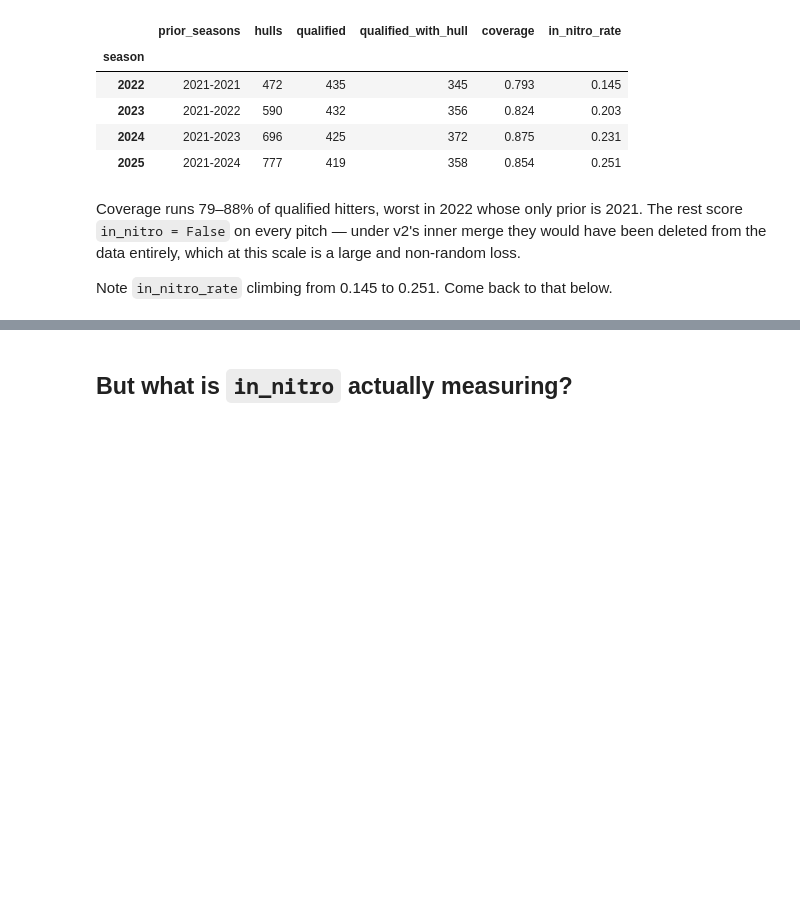
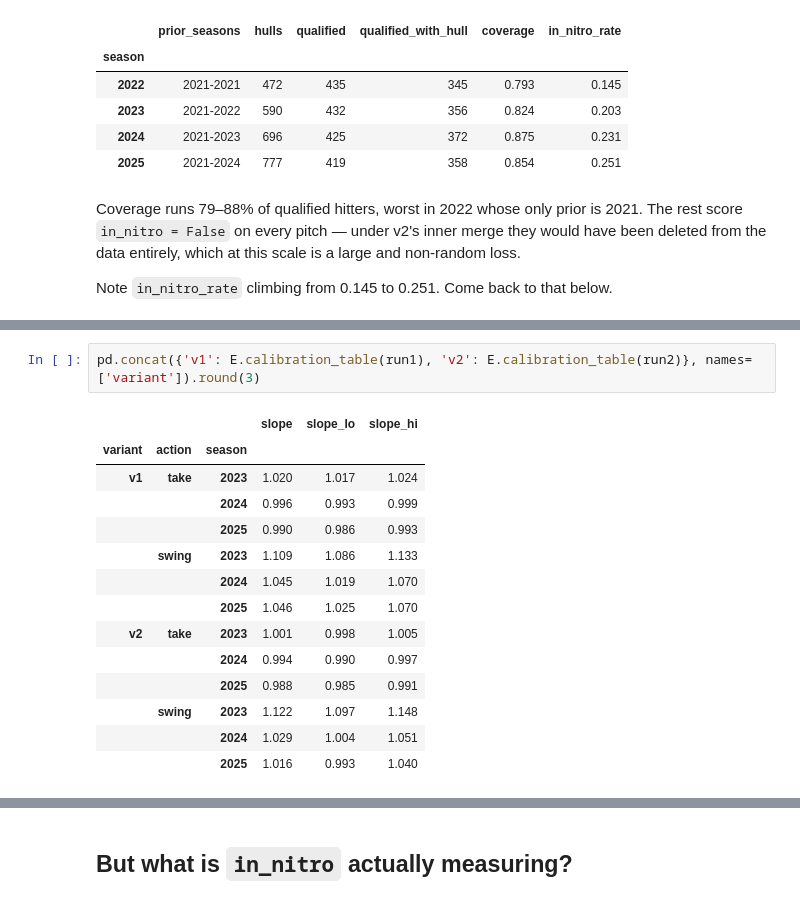
Before and after one commit to Jack1021ohoh/batter_decision_value, a Jupyter notebook: notebooks/v2_baseline.ipynb, the cells around one changed output, grey strips where cells are left out. Drawn from its saved outputs; the diff is of its cells as text; blank space fills up the shorter version.

```diff
--- a/notebooks/v2_baseline.ipynb
+++ b/notebooks/v2_baseline.ipynb
@@ -80,0 +108,17 @@ v1 here is therefore not the v1 notebook's row, which trains from 2021.
+# %%
+pd.concat({'v1': E.calibration_table(run1), 'v2': E.calibration_table(run2)}, names=['variant']).round(3)
+# %% [output]
+|  |  |  | slope | slope_lo | slope_hi |
+| variant | action | season |  |  |  |
+| v1 | take | 2023 | 1.020 | 1.017 | 1.024 |
+|  |  | 2024 | 0.996 | 0.993 | 0.999 |
+|  |  | 2025 | 0.990 | 0.986 | 0.993 |
+|  | swing | 2023 | 1.109 | 1.086 | 1.133 |
+|  |  | 2024 | 1.045 | 1.019 | 1.070 |
+|  |  | 2025 | 1.046 | 1.025 | 1.070 |
+| v2 | take | 2023 | 1.001 | 0.998 | 1.005 |
+|  |  | 2024 | 0.994 | 0.990 | 0.997 |
+|  |  | 2025 | 0.988 | 0.985 | 0.991 |
+|  | swing | 2023 | 1.122 | 1.097 | 1.148 |
+|  |  | 2024 | 1.029 | 1.004 | 1.051 |
+|  |  | 2025 | 1.016 | 0.993 | 1.040 |
```
Also changed, not shown: parts of 26 cells of this notebook, 1 other file.
